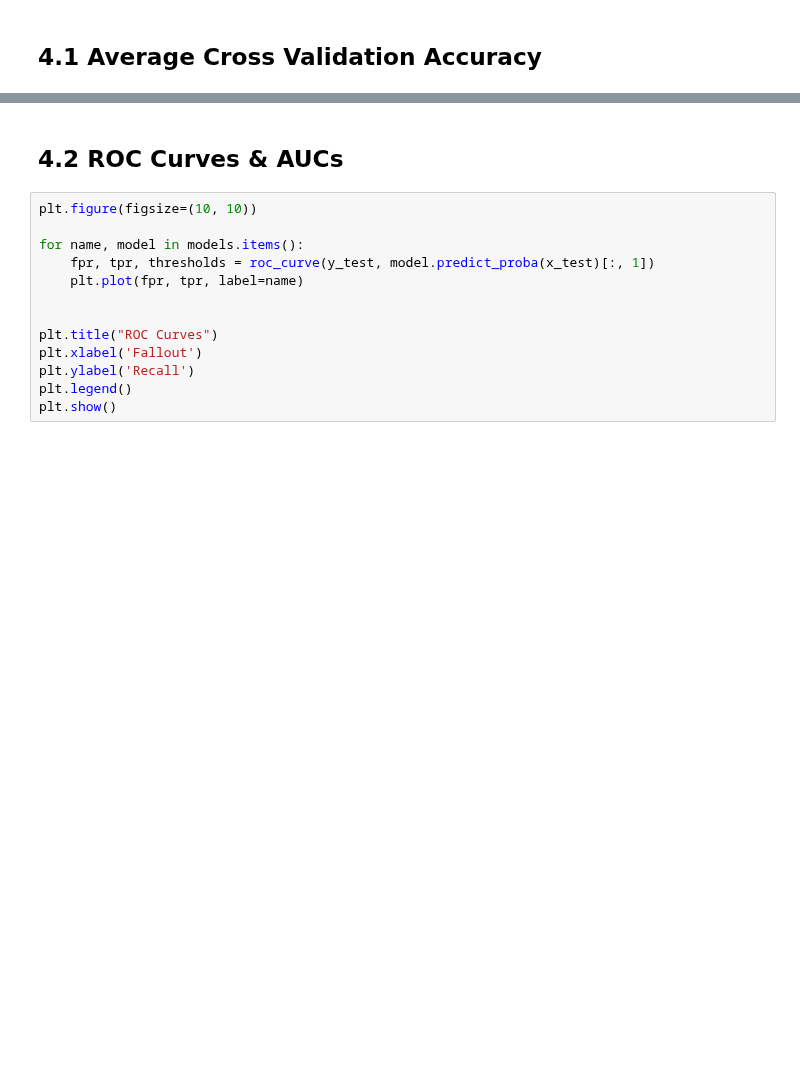
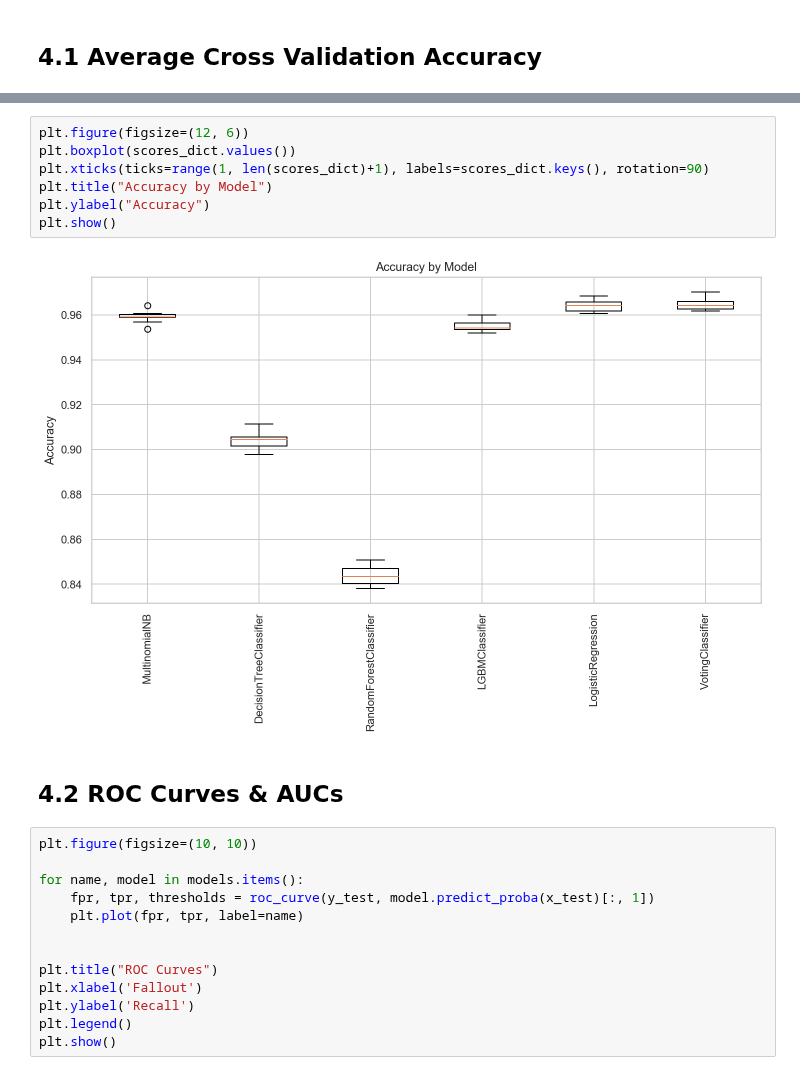
Before and after one commit to jp-hong/phish_classifier, a Jupyter notebook: classifier/02_Modeling.ipynb, the cells around one changed output, grey strips where cells are left out. Cells and saved outputs as stored; diff of their text form; blank space fills up the shorter version.

Commit message:
add boxplot, remove svm (poor performance)

```diff
--- a/classifier/02_Modeling.ipynb
+++ b/classifier/02_Modeling.ipynb
@@ -345,4 +298,13 @@ SVC: 0.6541
 VotingClassifier: 0.9647
+# %%
+plt.figure(figsize=(12, 6))
+plt.boxplot(scores_dict.values())
+plt.xticks(ticks=range(1, len(scores_dict)+1), labels=scores_dict.keys(), rotation=90)
+plt.title("Accuracy by Model")
+plt.ylabel("Accuracy")
+plt.show()
+# %% [output]
+[figure, added]
 # %% [markdown]
 ## 4.2 ROC Curves & AUCs
 # %%
```
Also changed, not shown: parts of 26 cells of this notebook.
